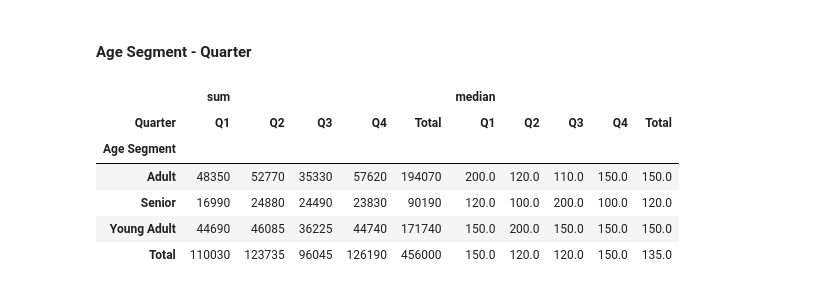
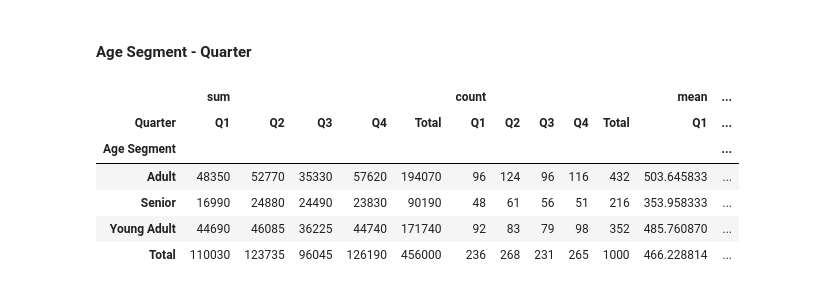
Before and after one commit to gracekaroma/analysis-of-sales-dataset, a Jupyter notebook: Sales Dataset Notebook.ipynb, the cells around one changed output. Drawn from its saved outputs; the diff is of its cells as text; code cells hidden in the pictures.

```diff
--- a/Sales Dataset Notebook.ipynb
+++ b/Sales Dataset Notebook.ipynb
@@ -406,19 +406,19 @@ pd.pivot_table(
 # %%
 # Quarter
 pd.pivot_table(
     data=df_sales,
     index=['Age Segment'],
     values='Total Amount',
     columns='Quarter',
-    aggfunc=['sum', 'median'],
+    aggfunc=['sum', 'count', 'mean'],
     margins=True,
     margins_name='Total'
 )
 # %% [output]
-|  | sum |  |  |  |  | median |  |  |  |  |
-| Quarter | Q1 | Q2 | Q3 | Q4 | Total | Q1 | Q2 | Q3 | Q4 | Total |
-| Age Segment |  |  |  |  |  |  |  |  |  |  |
-| Adult | 48350 | 52770 | 35330 | 57620 | 194070 | 200.0 | 120.0 | 110.0 | 150.0 | 150.0 |
-| Senior | 16990 | 24880 | 24490 | 23830 | 90190 | 120.0 | 100.0 | 200.0 | 100.0 | 120.0 |
-| Young Adult | 44690 | 46085 | 36225 | 44740 | 171740 | 150.0 | 200.0 | 150.0 | 150.0 | 150.0 |
-| Total | 110030 | 123735 | 96045 | 126190 | 456000 | 150.0 | 120.0 | 120.0 | 150.0 | 135.0 |
+|  | sum |  |  |  |  | count |  |  |  |  | mean | ... |
+| Quarter | Q1 | Q2 | Q3 | Q4 | Total | Q1 | Q2 | Q3 | Q4 | Total | Q1 | ... |
+| Age Segment |  |  |  |  |  |  |  |  |  |  |  | ... |
+| Adult | 48350 | 52770 | 35330 | 57620 | 194070 | 96 | 124 | 96 | 116 | 432 | 503.645833 | ... |
+| Senior | 16990 | 24880 | 24490 | 23830 | 90190 | 48 | 61 | 56 | 51 | 216 | 353.958333 | ... |
+| Young Adult | 44690 | 46085 | 36225 | 44740 | 171740 | 92 | 83 | 79 | 98 | 352 | 485.760870 | ... |
+| Total | 110030 | 123735 | 96045 | 126190 | 456000 | 236 | 268 | 231 | 265 | 1000 | 466.228814 | ... |
```
Also changed, not shown: parts of 8 cells of this notebook.
